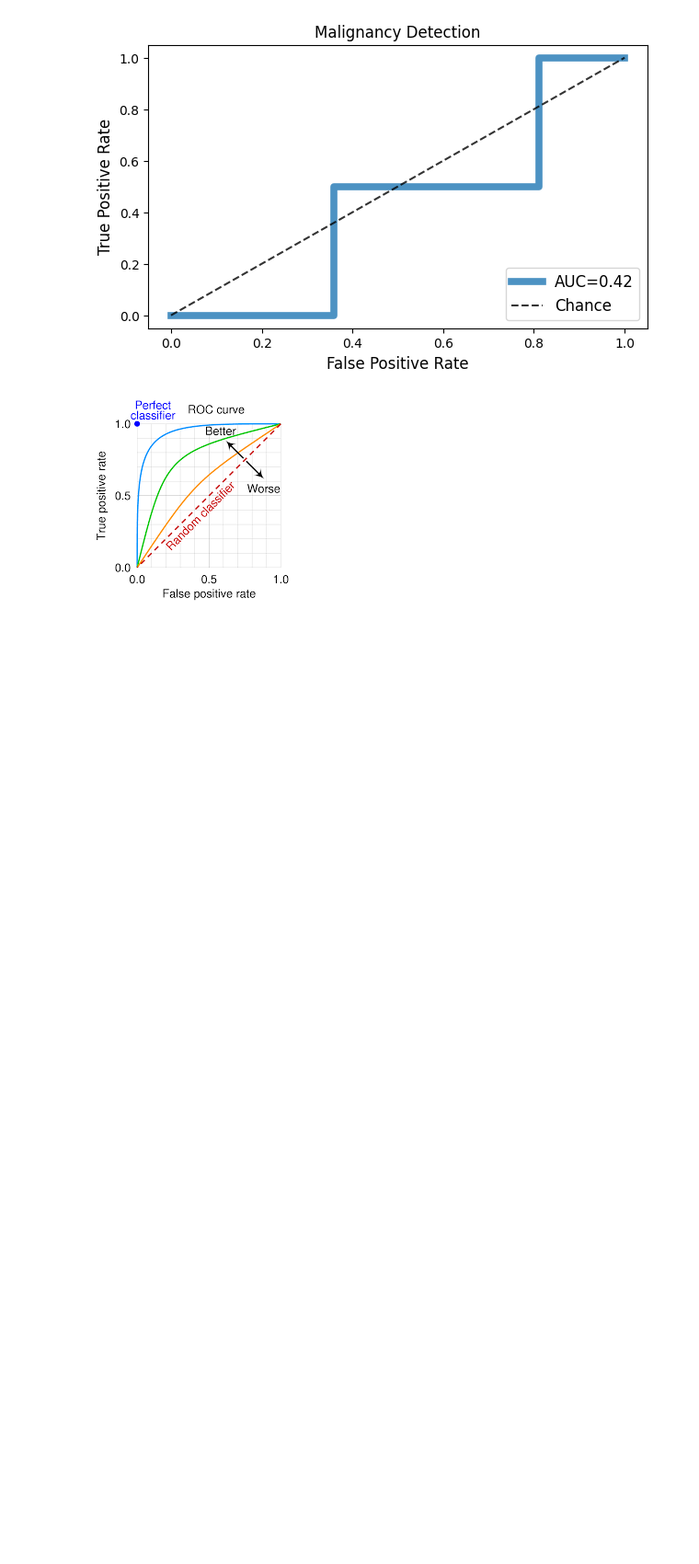
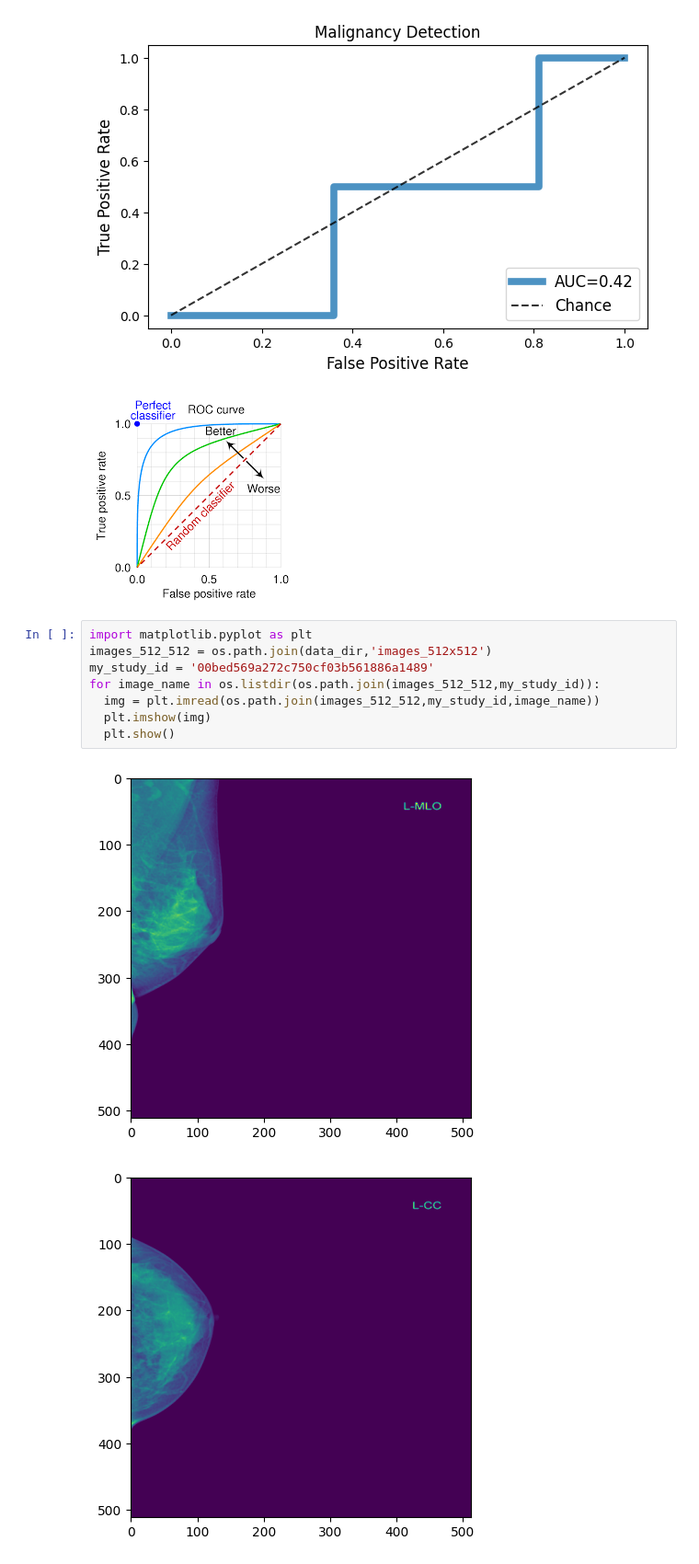
Before and after one commit to yegisafari/Breast-Cancer-Detection---calcifications-vs.-masses, a Jupyter notebook: breast_cancer_detection_train_eval.ipynb, the cells around one changed output. Shown at 92% size. Cells and saved outputs as stored; diff of their text form; blank space fills up the shorter version.

```diff
--- a/breast_cancer_detection_train_eval.ipynb
+++ b/breast_cancer_detection_train_eval.ipynb
@@ -480,3 +510,14 @@ plt.show()
 [figure]
 # %% [markdown]
 ![images.png](embedded-picture-1)
+# %%
+import matplotlib.pyplot as plt
+images_512_512 = os.path.join(data_dir,'images_512x512')
+my_study_id = '00bed569a272c750cf03b561886a1489'
+for image_name in os.listdir(os.path.join(images_512_512,my_study_id)):
+  img = plt.imread(os.path.join(images_512_512,my_study_id,image_name))
+  plt.imshow(img)
+  plt.show()
+# %% [output]
+[figure, added]
+[figure, added]
```
Also changed, not shown: parts of 9 cells of this notebook.
